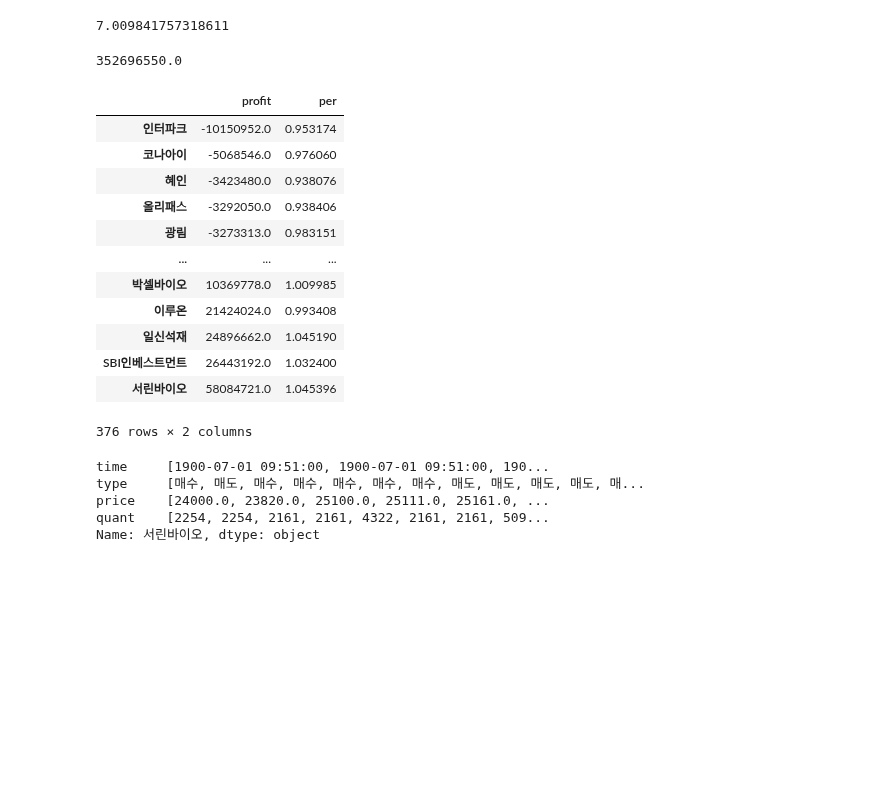
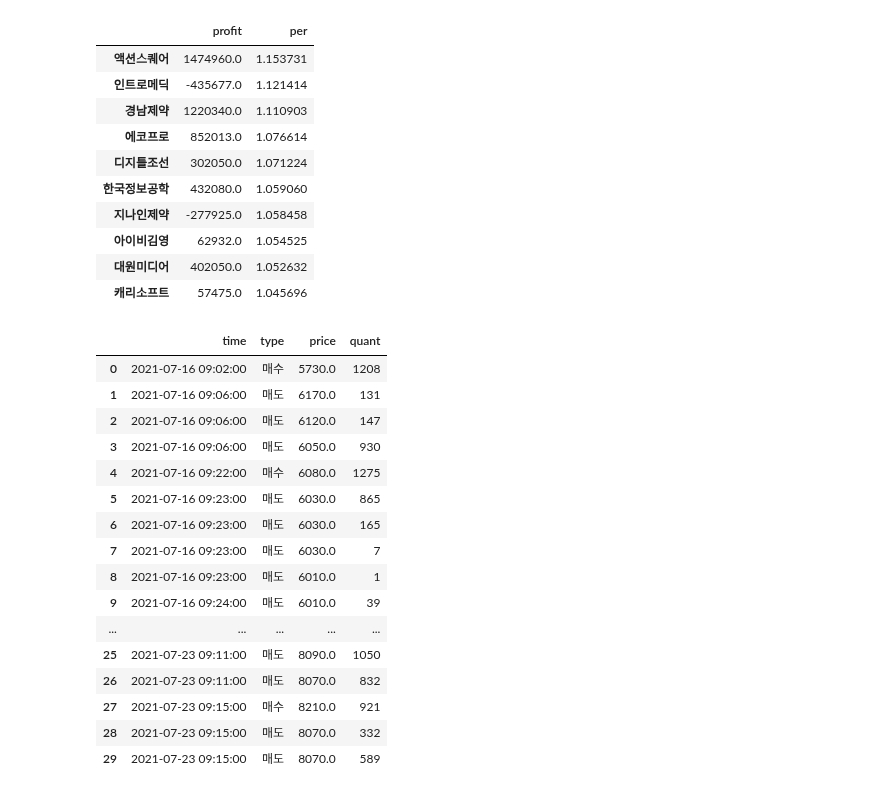
Before and after one commit to yeonghun00/stock-notes, a Jupyter notebook: daytrading_analysis.ipynb, the cells around one changed output. Saved outputs shown, nothing was run; the diff lists cells and outputs as text; code cells hidden in the pictures; blank space fills up the shorter version.

```diff
--- a/daytrading_analysis.ipynb
+++ b/daytrading_analysis.ipynb
@@ -16,7 +17,8 @@ import datetime
 df.columns = df.iloc[0]
 df = df.iloc[1:]
 
-df['거래일자'] = list(map(lambda x: datetime.datetime.strptime(x, '%m/%d %H:%M'), df['거래일자']))
+df['거래일자'] = '2021/' + df['거래일자']
+df['거래일자'] = list(map(lambda x: datetime.datetime.strptime(x, '%Y/%m/%d %H:%M'), df['거래일자']))
 df['매수/매도가'], df['수량'], df['매매금액'] = df['매수/매도가'].astype(float), df['수량'].astype(int), df['매매금액'].astype(int)
 # %%
 df = df[::-1].reset_index(drop=True)
@@ -93,35 +95,17 @@ for code in code_df.index:
   total_profit += get_profit(code)[0]
   total_per *= get_profit(code)[1]
   codes[code] = [get_profit(code)[0], get_profit(code)[1]]
-# %%
-total_per
-# %% [output]
-7.009841757318611
-# %%
-total_profit
-# %% [output]
-352696550.0
 # %%
-pd.DataFrame.from_dict(codes, orient='index', columns=['profit', 'per']).sort_values(by = 'profit')
+pd.DataFrame.from_dict(codes, orient='index', columns=['profit', 'per']).sort_values(by = 'per', ascending=False).head(10)
 # %% [output]
 |  | profit | per |
-| 인터파크 | -10150952.0 | 0.953174 |
-| 코나아이 | -5068546.0 | 0.976060 |
-| 혜인 | -3423480.0 | 0.938076 |
-| 올리패스 | -3292050.0 | 0.938406 |
-| 광림 | -3273313.0 | 0.983151 |
-| ... | ... | ... |
-| 박셀바이오 | 10369778.0 | 1.009985 |
-| 이루온 | 21424024.0 | 0.993408 |
-| 일신석재 | 24896662.0 | 1.045190 |
-| SBI인베스트먼트 | 26443192.0 | 1.032400 |
-| 서린바이오 | 58084721.0 | 1.045396 |
+| 액션스퀘어 | 1474960.0 | 1.153731 |
+| 인트로메딕 | -435677.0 | 1.121414 |
+| 경남제약 | 1220340.0 | 1.110903 |
+| 에코프로 | 852013.0 | 1.076614 |
+| 디지틀조선 | 302050.0 | 1.071224 |
+| 한국정보공학 | 432080.0 | 1.059060 |
+| 지나인제약 | -277925.0 | 1.058458 |
+| 아이비김영 | 62932.0 | 1.054525 |
+| 대원미디어 | 402050.0 | 1.052632 |
+| 캐리소프트 | 57475.0 | 1.045696 |
-376 rows × 2 columns
-# %%
-code_df.loc['서린바이오']
-# %% [output]
-time     [1900-07-01 09:51:00, 1900-07-01 09:51:00, 190...
-type     [매수, 매도, 매수, 매수, 매수, 매수, 매수, 매도, 매도, 매도, 매도, 매...
-price    [24000.0, 23820.0, 25100.0, 25111.0, 25161.0, ...
-quant    [2254, 2254, 2161, 2161, 4322, 2161, 2161, 509...
-Name: 서린바이오, dtype: object
@@ -127,0 +118,20 @@ Name: 서린바이오, dtype: object
+# %%
+get_code('광진윈텍')
+# %% [output]
+|  | time | type | price | quant |
+| 0 | 2021-07-16 09:02:00 | 매수 | 5730.0 | 1208 |
+| 1 | 2021-07-16 09:06:00 | 매도 | 6170.0 | 131 |
+| 2 | 2021-07-16 09:06:00 | 매도 | 6120.0 | 147 |
+| 3 | 2021-07-16 09:06:00 | 매도 | 6050.0 | 930 |
+| 4 | 2021-07-16 09:22:00 | 매수 | 6080.0 | 1275 |
+| 5 | 2021-07-16 09:23:00 | 매도 | 6030.0 | 865 |
+| 6 | 2021-07-16 09:23:00 | 매도 | 6030.0 | 165 |
+| 7 | 2021-07-16 09:23:00 | 매도 | 6030.0 | 7 |
+| 8 | 2021-07-16 09:23:00 | 매도 | 6010.0 | 1 |
+| 9 | 2021-07-16 09:24:00 | 매도 | 6010.0 | 39 |
+| ... | ... | ... | ... | ... |
+| 25 | 2021-07-23 09:11:00 | 매도 | 8090.0 | 1050 |
+| 26 | 2021-07-23 09:11:00 | 매도 | 8070.0 | 832 |
+| 27 | 2021-07-23 09:15:00 | 매수 | 8210.0 | 921 |
+| 28 | 2021-07-23 09:15:00 | 매도 | 8070.0 | 332 |
+| 29 | 2021-07-23 09:15:00 | 매도 | 8070.0 | 589 |
```
Also changed, not shown: parts of 9 cells of this notebook.
